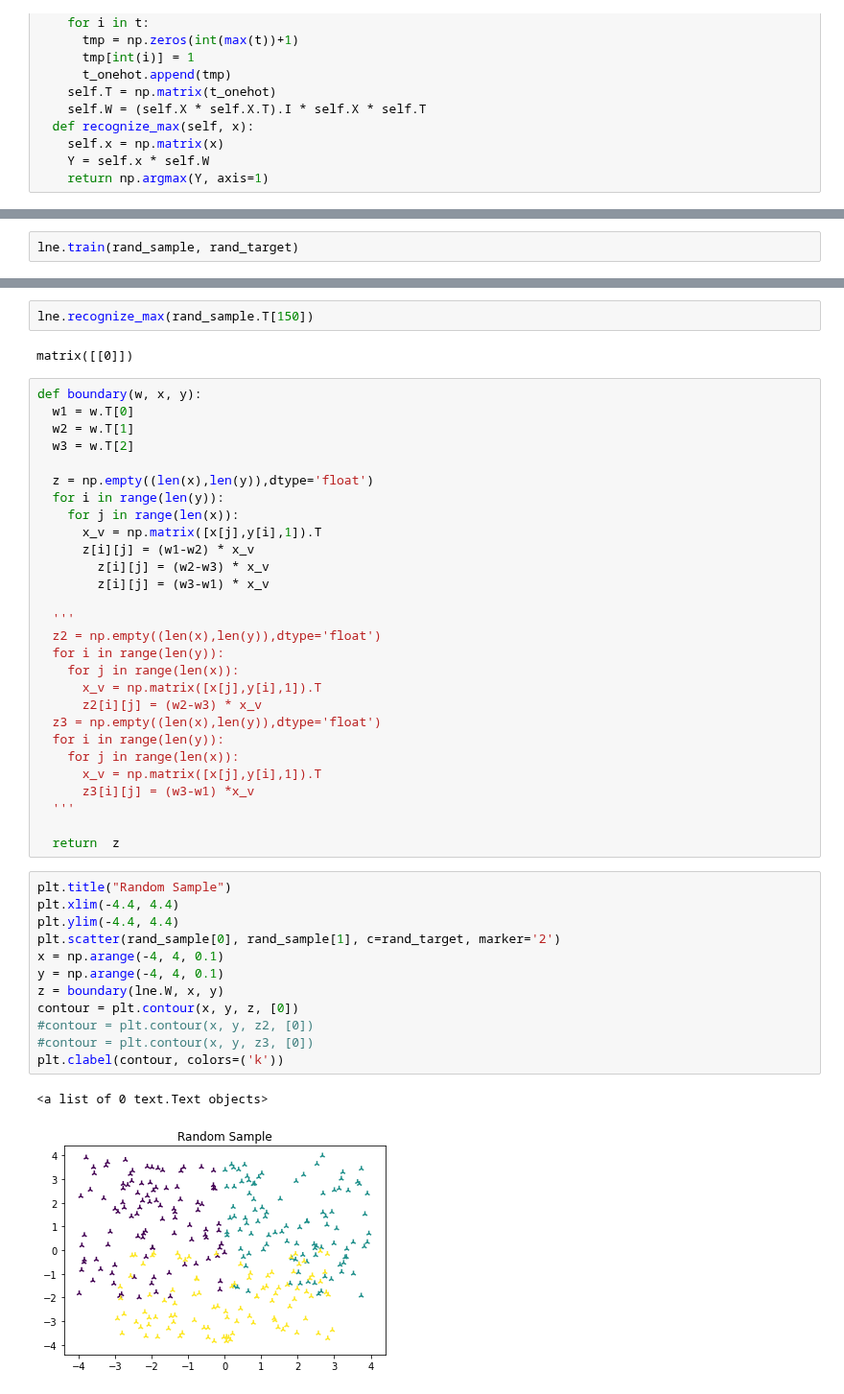
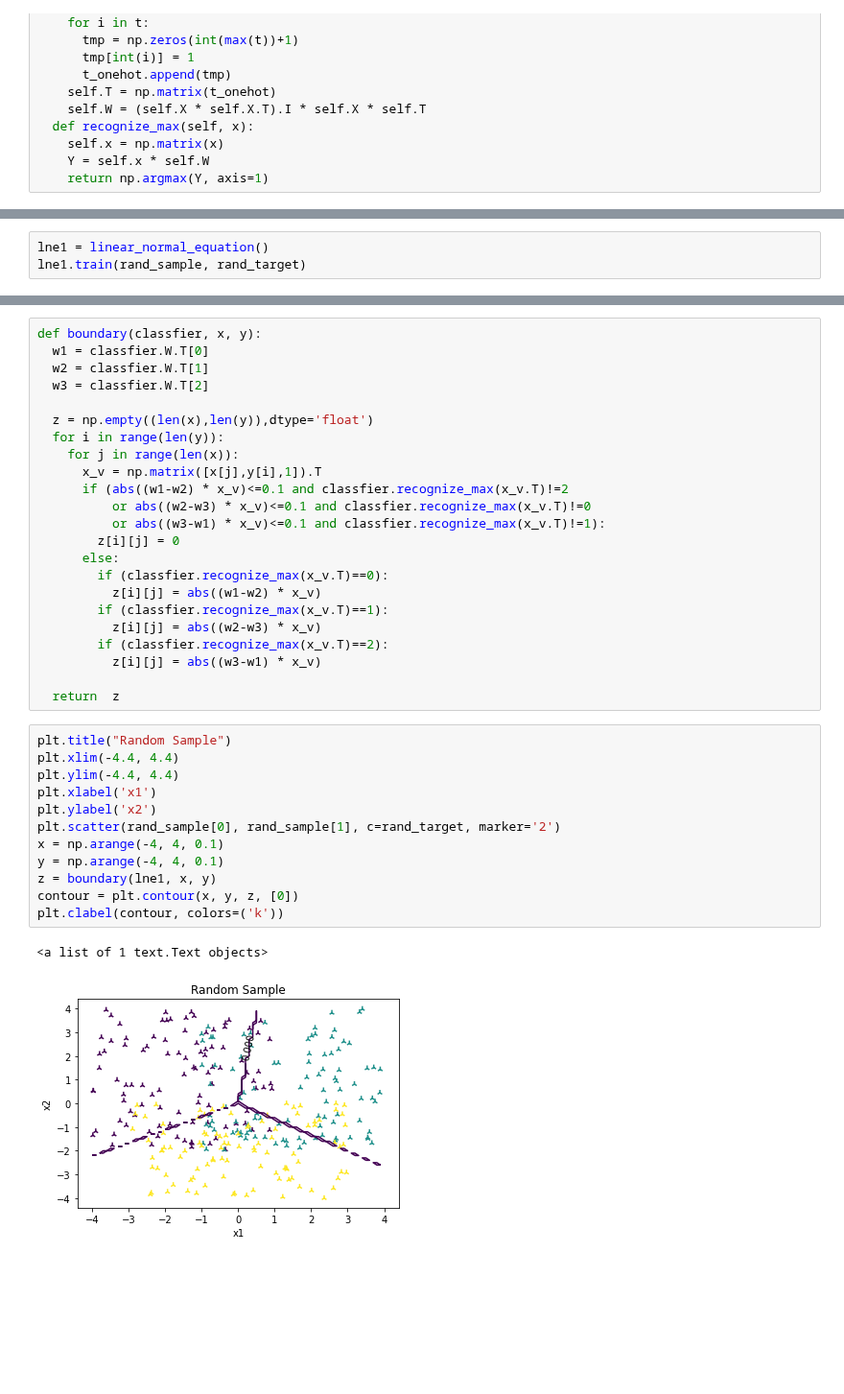
Before and after one commit to singwang-cn/The_first_pattern_recognition, a Jupyter notebook: ex6_1.ipynb, the cells around one changed output, grey strips where cells are left out. Shown at 96% size. Cells and saved outputs as stored; diff of their text form; blank space fills up the shorter version.

```diff
--- a/ex6_1.ipynb
+++ b/ex6_1.ipynb
@@ -34,2 +30,3 @@ lne = linear_normal_equation()
 # %%
-lne.train(rand_sample, rand_target)
+lne1 = linear_normal_equation()
+lne1.train(rand_sample, rand_target)
@@ -40,47 +33,38 @@ rand_target[150]
-# %%
-lne.recognize_max(rand_sample.T[150])
-# %% [output]
-matrix([[0]])
 # %%
-def boundary(w, x, y):
-  w1 = w.T[0]
-  w2 = w.T[1]
-  w3 = w.T[2]
+def boundary(classfier, x, y):
+  w1 = classfier.W.T[0]
+  w2 = classfier.W.T[1]
+  w3 = classfier.W.T[2]
 
   z = np.empty((len(x),len(y)),dtype='float')
   for i in range(len(y)):
     for j in range(len(x)):
       x_v = np.matrix([x[j],y[i],1]).T
-      z[i][j] = (w1-w2) * x_v
-        z[i][j] = (w2-w3) * x_v
-        z[i][j] = (w3-w1) * x_v
-
-  '''
-  z2 = np.empty((len(x),len(y)),dtype='float')
-  for i in range(len(y)):
-    for j in range(len(x)):
-      x_v = np.matrix([x[j],y[i],1]).T
-      z2[i][j] = (w2-w3) * x_v
-  z3 = np.empty((len(x),len(y)),dtype='float')
-  for i in range(len(y)):
-    for j in range(len(x)):
-      x_v = np.matrix([x[j],y[i],1]).T
-      z3[i][j] = (w3-w1) *x_v
-  '''
+      if (abs((w1-w2) * x_v)<=0.1 and classfier.recognize_max(x_v.T)!=2
+          or abs((w2-w3) * x_v)<=0.1 and classfier.recognize_max(x_v.T)!=0
+          or abs((w3-w1) * x_v)<=0.1 and classfier.recognize_max(x_v.T)!=1):
+        z[i][j] = 0
+      else:
+        if (classfier.recognize_max(x_v.T)==0):
+          z[i][j] = abs((w1-w2) * x_v)
+        if (classfier.recognize_max(x_v.T)==1):
+          z[i][j] = abs((w2-w3) * x_v)
+        if (classfier.recognize_max(x_v.T)==2):
+          z[i][j] = abs((w3-w1) * x_v)
 
   return  z
 # %%
 plt.title("Random Sample")
 plt.xlim(-4.4, 4.4)
 plt.ylim(-4.4, 4.4)
+plt.xlabel('x1')
+plt.ylabel('x2')
 plt.scatter(rand_sample[0], rand_sample[1], c=rand_target, marker='2')
 x = np.arange(-4, 4, 0.1)
 y = np.arange(-4, 4, 0.1)
-z = boundary(lne.W, x, y)
+z = boundary(lne1, x, y)
 contour = plt.contour(x, y, z, [0])
-#contour = plt.contour(x, y, z2, [0])
-#contour = plt.contour(x, y, z3, [0])
 plt.clabel(contour, colors=('k'))
 # %% [output]
-<a list of 0 text.Text objects>
+<a list of 1 text.Text objects>
-[figure, old version]
+[figure, new version]
```
Also changed, not shown: parts of 8 cells of this notebook.
